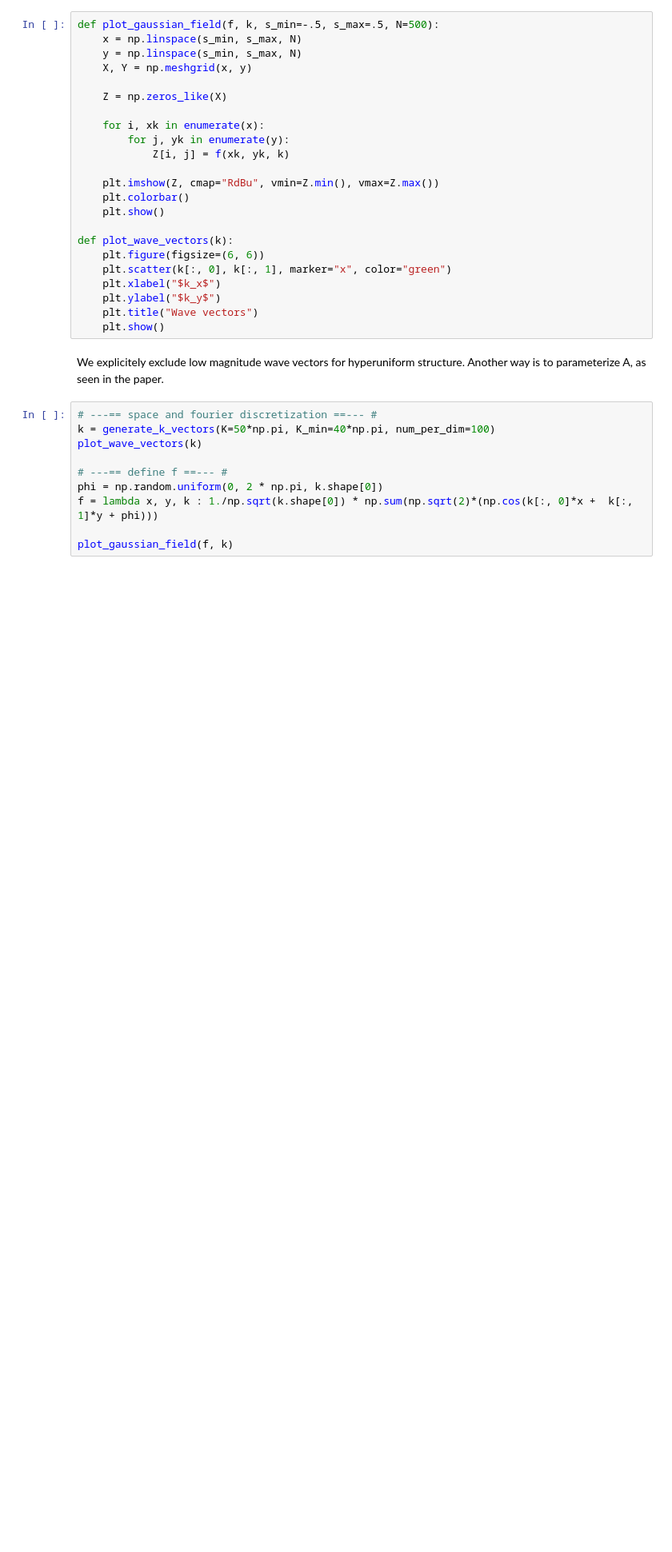
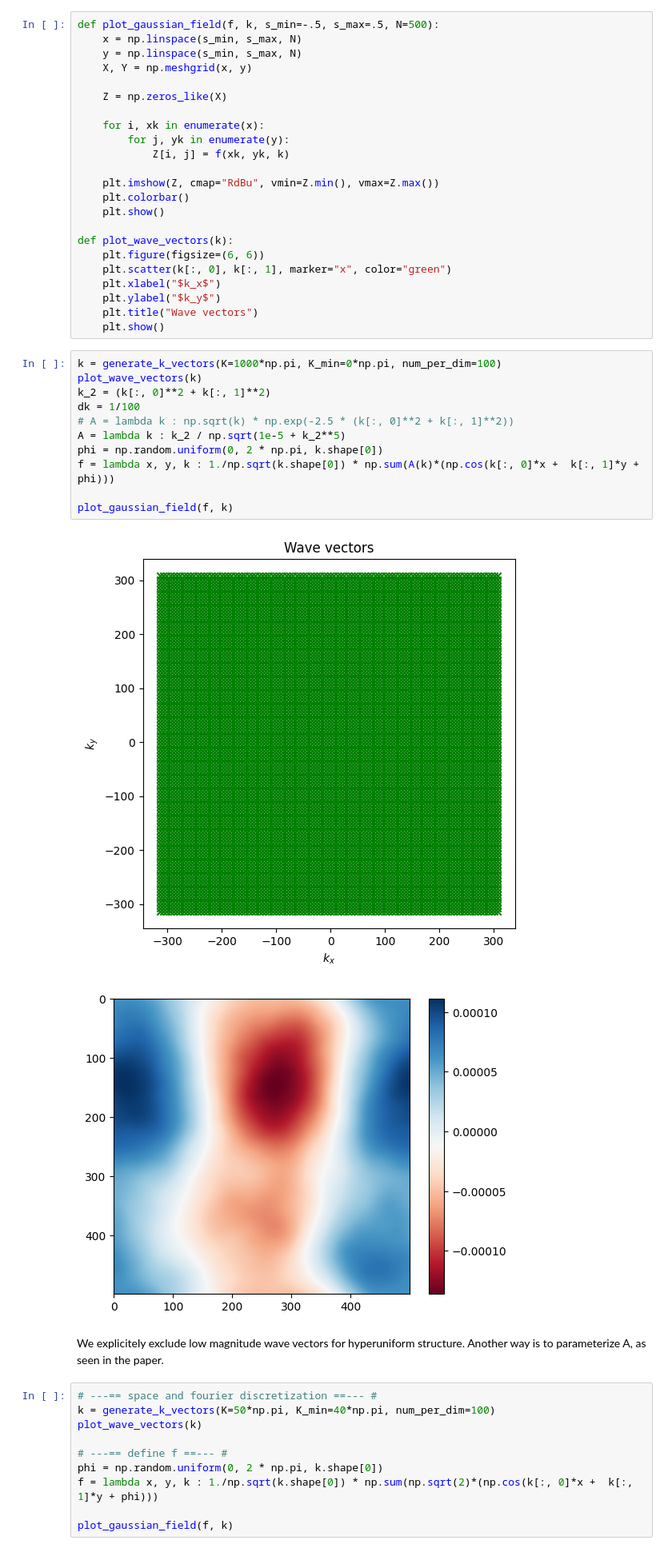
Before and after one commit to EnnoI/modeling_seminarSoSe25, a Jupyter notebook: gaussian.ipynb, the cells around one changed output. Shown at 80% size. Saved outputs shown, nothing was run; the diff lists cells and outputs as text; blank space fills up the shorter version.

```diff
--- a/gaussian.ipynb
+++ b/gaussian.ipynb
@@ -56,6 +56,20 @@ def plot_wave_vectors(k):
     plt.ylabel("$k_y$")
     plt.title("Wave vectors")
     plt.show()
+# %%
+k = generate_k_vectors(K=1000*np.pi, K_min=0*np.pi, num_per_dim=100)
+plot_wave_vectors(k)
+k_2 = (k[:, 0]**2 + k[:, 1]**2)
+dk = 1/100
+# A = lambda k : np.sqrt(k) * np.exp(-2.5 * (k[:, 0]**2 + k[:, 1]**2))
+A = lambda k : k_2 / np.sqrt(1e-5 + k_2**5)
+phi = np.random.uniform(0, 2 * np.pi, k.shape[0])
+f = lambda x, y, k : 1./np.sqrt(k.shape[0]) * np.sum(A(k)*(np.cos(k[:, 0]*x +  k[:, 1]*y + phi)))
+
+plot_gaussian_field(f, k)
+# %% [output]
+[figure, added]
+[figure, added]
 # %% [markdown]
 We explicitely exclude low magnitude wave vectors for hyperuniform structure. Another way is to parameterize A, as seen in the paper.
 # %%
```
Also changed, not shown: parts of 2 cells of this notebook.
